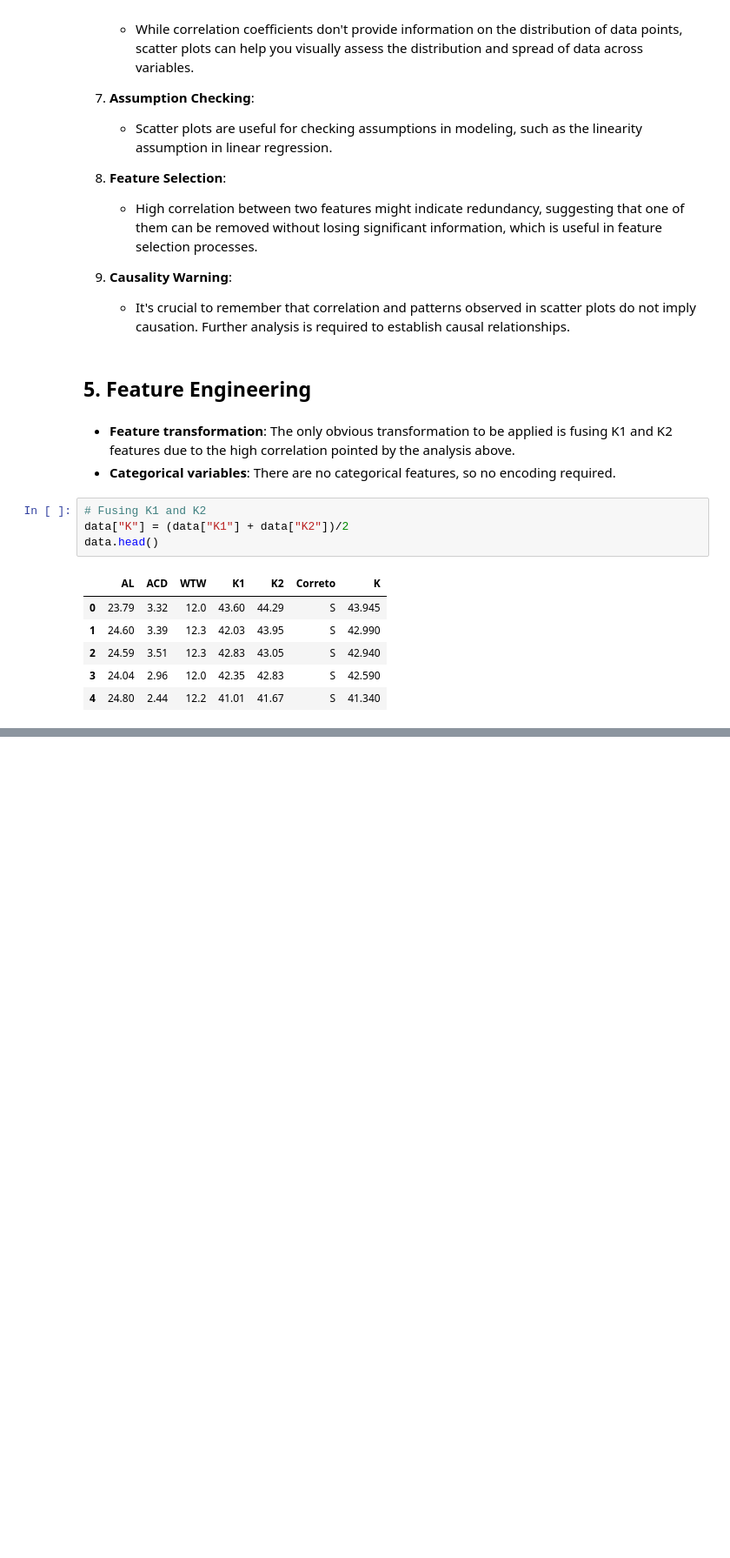
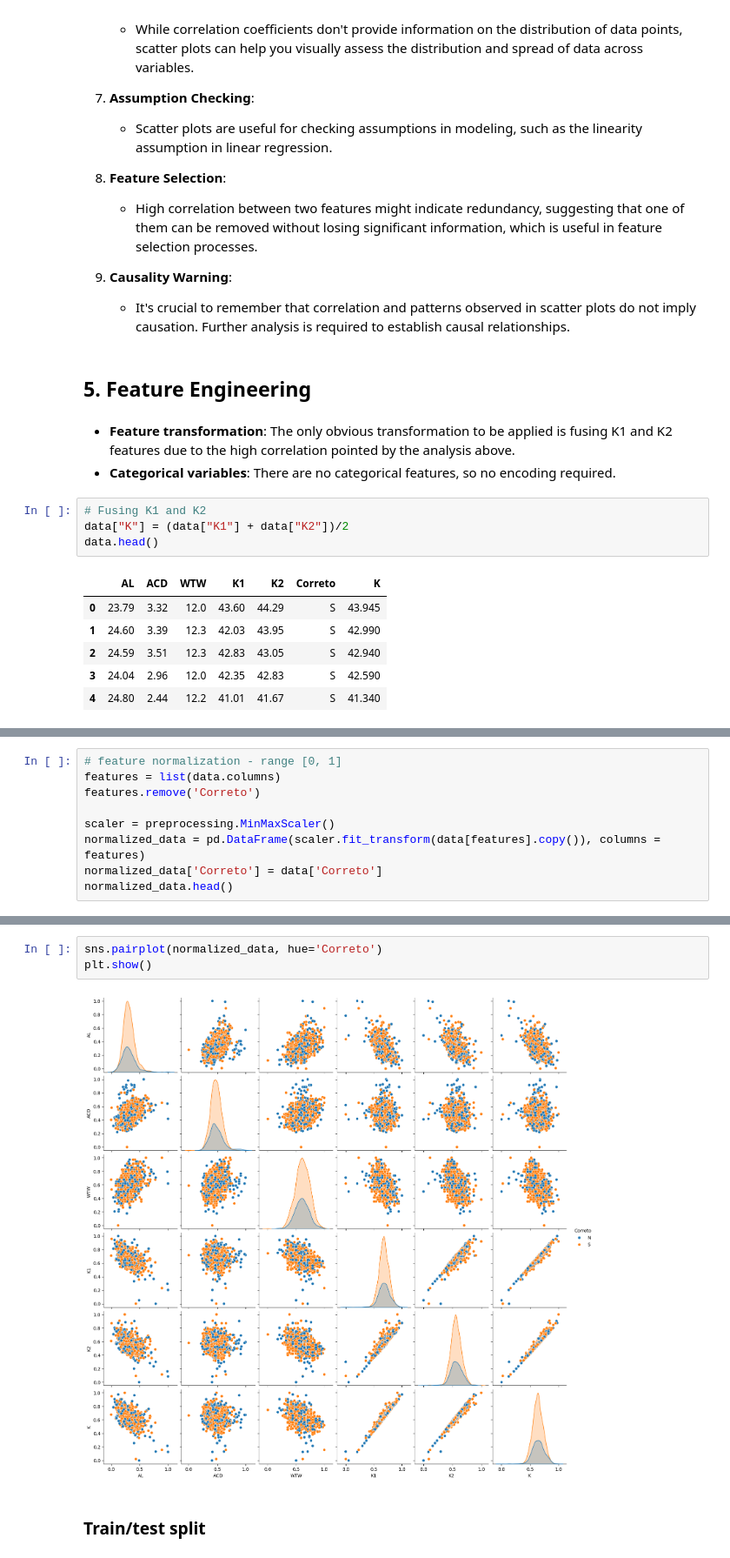
Before and after one commit to vitalwarley/PPGI038, a Jupyter notebook: main.ipynb, the cells around one changed output, grey strips where cells are left out. Shown at 87% size. Drawn from its saved outputs; the diff is of its cells as text; blank space fills up the shorter version.

Commit message:
Add data preprocessing section

```diff
--- a/main.ipynb
+++ b/main.ipynb
@@ -238,0 +242,9 @@ plt.show()
+# %%
+# feature normalization - range [0, 1]
+features = list(data.columns)
+features.remove('Correto')
+
+scaler = preprocessing.MinMaxScaler()
+normalized_data = pd.DataFrame(scaler.fit_transform(data[features].copy()), columns = features)
+normalized_data['Correto'] = data['Correto']
+normalized_data.head()
@@ -238,0 +270,7 @@ plt.show()
+# %%
+sns.pairplot(normalized_data, hue='Correto')
+plt.show()
+# %% [output]
+[figure, added]
+# %% [markdown]
+### Train/test split
```
Also changed, not shown: parts of 12 cells of this notebook.
